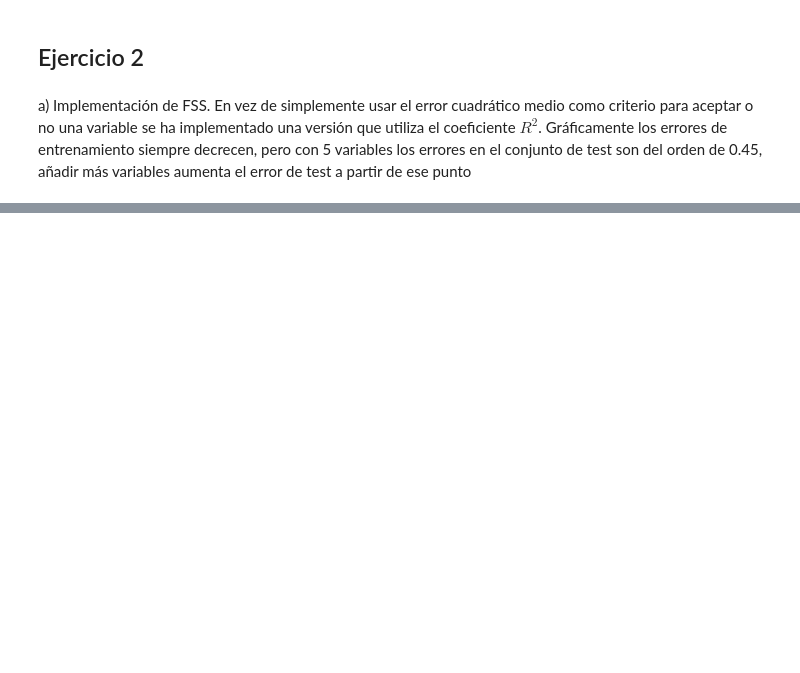
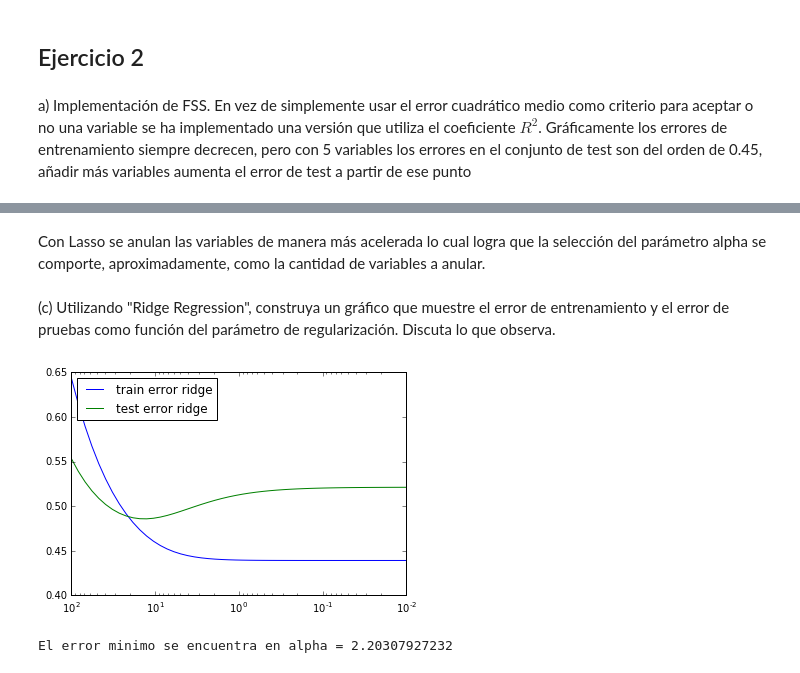
Before and after one commit to asazo/ML, a Jupyter notebook: tarea1/tarea1.ipynb, the cells around one changed output, grey strips where cells are left out. Saved outputs shown, nothing was run; the diff lists cells and outputs as text; code cells hidden in the pictures; blank space fills up the shorter version.

```diff
--- a/tarea1/tarea1.ipynb
+++ b/tarea1/tarea1.ipynb
@@ -249,0 +325,33 @@ totalvars=9, R^2 = 0.694371
+# %% [markdown]
+Con Lasso se anulan las variables de manera más acelerada lo cual logra que la selección del parámetro alpha se comporte, aproximadamente, como la cantidad de variables a anular.
+# %% [markdown]
+(c) Utilizando "Ridge Regression", construya un gráfico que muestre el error de entrenamiento y el error de pruebas como función del parámetro de regularización. Discuta lo que observa.
+# %%
+Xtest = X[np.logical_not(istrain)]
+ytest = y[np.logical_not(istrain)]
+alphas_ = np.logspace(2,-2,base=10)
+coefs = []
+model = Ridge(fit_intercept=True)
+mse_test = []
+mse_train = []
+
+for a in alphas_:
+    model.set_params(alpha=a)
+    model.fit(Xtrain, ytrain)
+    yhat_train = model.predict(Xtrain)
+    yhat_test = model.predict(Xtest)
+    mse_train.append(np.mean(np.power(yhat_train - ytrain, 2)))
+    mse_test.append(np.mean(np.power(yhat_test - ytest, 2)))
+
+ax = plt.gca()
+ax.plot(alphas_,mse_train,label='train error ridge')
+ax.plot(alphas_,mse_test,label='test error ridge')
+plt.legend(loc=2)
+ax.set_xscale('log')
+ax.set_xlim(ax.get_xlim()[::-1])
+plt.show()
+
+print "El error minimo se encuentra en alpha =", min(zip(mse_test, yhat_test))[1]
+# %% [output]
+[figure, added]
+El error minimo se encuentra en alpha = 2.20307927232
```
Also changed, not shown: parts of 16 cells of this notebook, 1 other file.
